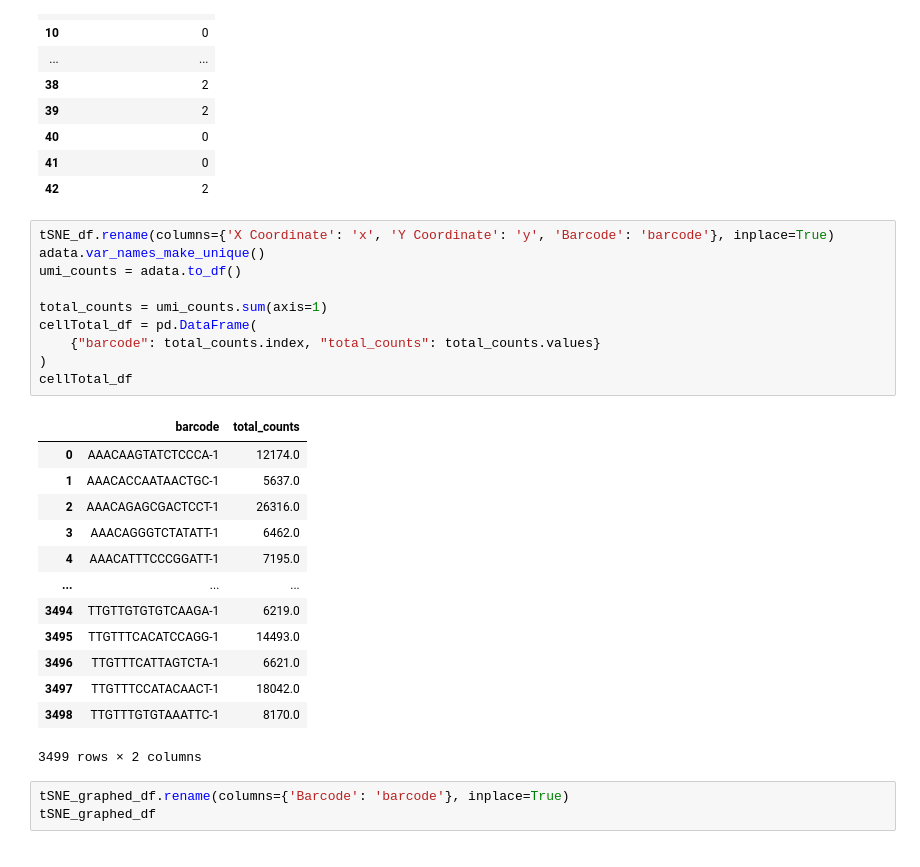
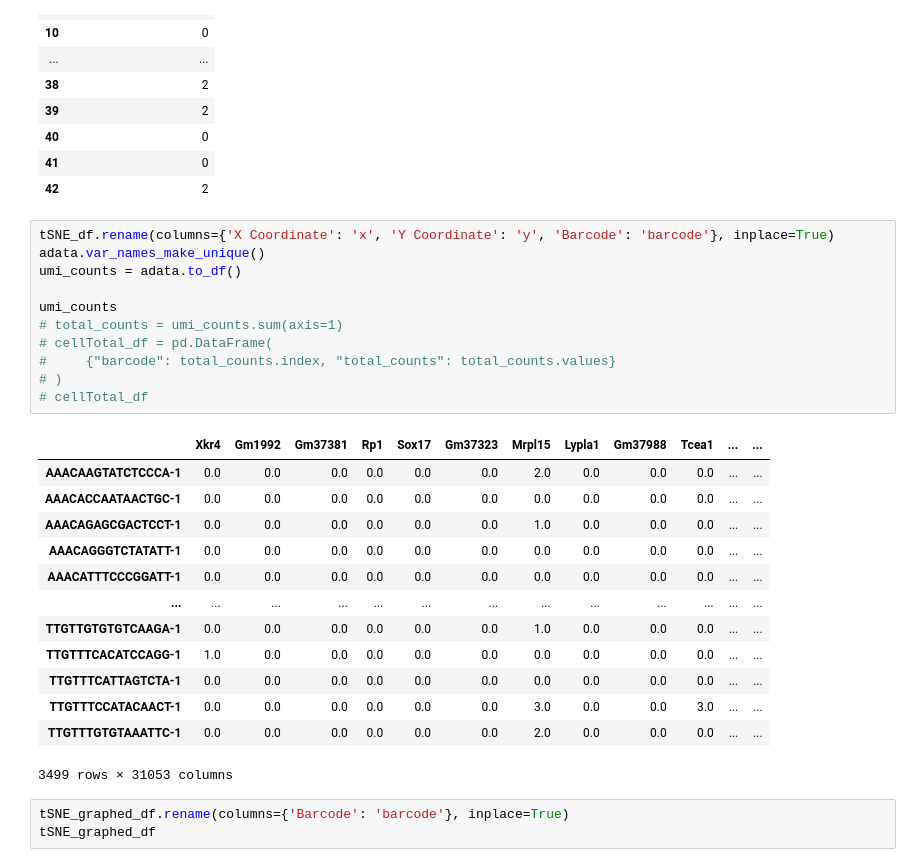
Before and after one commit to ScheWann/A-Part-to-Whole-Circular-Cell-Explorer, a Jupyter notebook: RedesignChallenge/Python/GeneProcess.ipynb, the cells around one changed output. Saved outputs shown, nothing was run; the diff lists cells and outputs as text.

Commit message:
updated backend about the up regulared gene data process

```diff
--- a/RedesignChallenge/Python/GeneProcess.ipynb
+++ b/RedesignChallenge/Python/GeneProcess.ipynb
@@ -230,27 +230,28 @@ df_display.T
 # %%
 tSNE_df.rename(columns={'X Coordinate': 'x', 'Y Coordinate': 'y', 'Barcode': 'barcode'}, inplace=True)
 adata.var_names_make_unique()
 umi_counts = adata.to_df()
 
-total_counts = umi_counts.sum(axis=1)
-cellTotal_df = pd.DataFrame(
-    {"barcode": total_counts.index, "total_counts": total_counts.values}
-)
-cellTotal_df
+umi_counts
+# total_counts = umi_counts.sum(axis=1)
+# cellTotal_df = pd.DataFrame(
+#     {"barcode": total_counts.index, "total_counts": total_counts.values}
+# )
+# cellTotal_df
 # %% [output]
-|  | barcode | total_counts |
-| 0 | AAACAAGTATCTCCCA-1 | 12174.0 |
-| 1 | AAACACCAATAACTGC-1 | 5637.0 |
-| 2 | AAACAGAGCGACTCCT-1 | 26316.0 |
-| 3 | AAACAGGGTCTATATT-1 | 6462.0 |
-| 4 | AAACATTTCCCGGATT-1 | 7195.0 |
-| ... | ... | ... |
-| 3494 | TTGTTGTGTGTCAAGA-1 | 6219.0 |
-| 3495 | TTGTTTCACATCCAGG-1 | 14493.0 |
-| 3496 | TTGTTTCATTAGTCTA-1 | 6621.0 |
-| 3497 | TTGTTTCCATACAACT-1 | 18042.0 |
-| 3498 | TTGTTTGTGTAAATTC-1 | 8170.0 |
+|  | Xkr4 | Gm1992 | Gm37381 | Rp1 | Sox17 | Gm37323 | Mrpl15 | Lypla1 | Gm37988 | Tcea1 | ... | ... |
+| AAACAAGTATCTCCCA-1 | 0.0 | 0.0 | 0.0 | 0.0 | 0.0 | 0.0 | 2.0 | 0.0 | 0.0 | 0.0 | ... | ... |
+| AAACACCAATAACTGC-1 | 0.0 | 0.0 | 0.0 | 0.0 | 0.0 | 0.0 | 0.0 | 0.0 | 0.0 | 0.0 | ... | ... |
+| AAACAGAGCGACTCCT-1 | 0.0 | 0.0 | 0.0 | 0.0 | 0.0 | 0.0 | 1.0 | 0.0 | 0.0 | 0.0 | ... | ... |
+| AAACAGGGTCTATATT-1 | 0.0 | 0.0 | 0.0 | 0.0 | 0.0 | 0.0 | 0.0 | 0.0 | 0.0 | 0.0 | ... | ... |
+| AAACATTTCCCGGATT-1 | 0.0 | 0.0 | 0.0 | 0.0 | 0.0 | 0.0 | 0.0 | 0.0 | 0.0 | 0.0 | ... | ... |
+| ... | ... | ... | ... | ... | ... | ... | ... | ... | ... | ... | ... | ... |
+| TTGTTGTGTGTCAAGA-1 | 0.0 | 0.0 | 0.0 | 0.0 | 0.0 | 0.0 | 1.0 | 0.0 | 0.0 | 0.0 | ... | ... |
+| TTGTTTCACATCCAGG-1 | 1.0 | 0.0 | 0.0 | 0.0 | 0.0 | 0.0 | 0.0 | 0.0 | 0.0 | 0.0 | ... | ... |
+| TTGTTTCATTAGTCTA-1 | 0.0 | 0.0 | 0.0 | 0.0 | 0.0 | 0.0 | 0.0 | 0.0 | 0.0 | 0.0 | ... | ... |
+| TTGTTTCCATACAACT-1 | 0.0 | 0.0 | 0.0 | 0.0 | 0.0 | 0.0 | 3.0 | 0.0 | 0.0 | 3.0 | ... | ... |
+| TTGTTTGTGTAAATTC-1 | 0.0 | 0.0 | 0.0 | 0.0 | 0.0 | 0.0 | 2.0 | 0.0 | 0.0 | 0.0 | ... | ... |
-3499 rows × 2 columns
+3499 rows × 31053 columns
 # %%
 tSNE_graphed_df.rename(columns={'Barcode': 'barcode'}, inplace=True)
 tSNE_graphed_df
```
Also changed, not shown: parts of 1 cell of this notebook, 3 other files.
